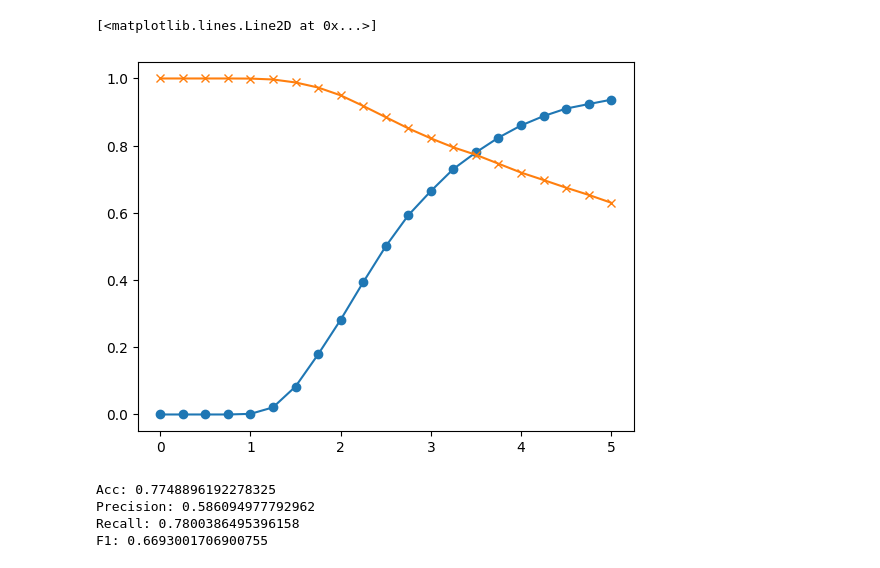
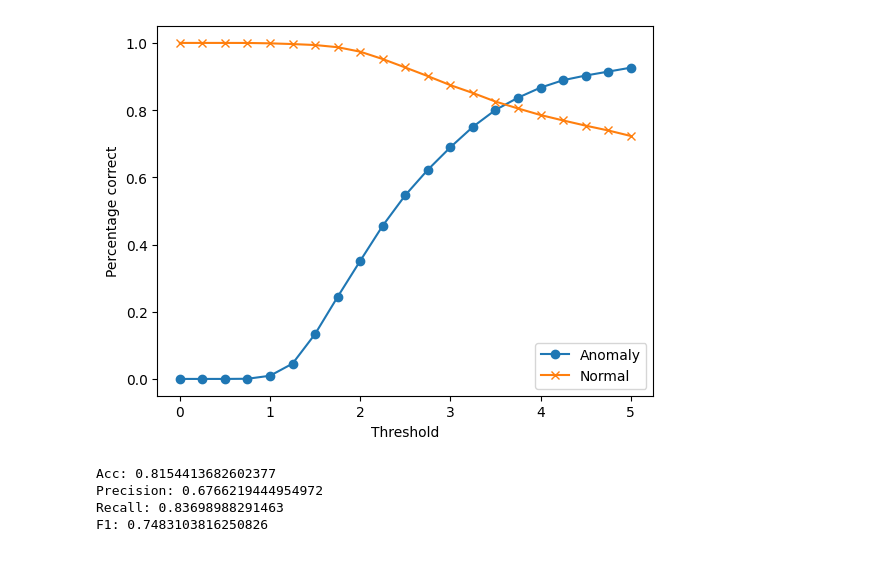
Before and after one commit to sjjtu/MAthesis, a Jupyter notebook: code/train_model_merf.ipynb, the cells around one changed output. Drawn from its saved outputs; the diff is of its cells as text; code cells hidden in the pictures.

Commit message:
add classes and dpmerf priv

```diff
--- a/code/train_model_merf.ipynb
+++ b/code/train_model_merf.ipynb
@@ -278,0 +95,2 @@ def find_threshold(loss_normal, loss_anomaly):
+# %%
+ae_gen = AutoEncTrainRoutine(training_data_path=f"data/generated/normal_train_180_embed{emb_dim}_dpmerf.csv")
@@ -278,0 +113,2 @@ def find_threshold(loss_normal, loss_anomaly):
+# %%
+model, history = ae_gen.train_model()
@@ -278,0 +141,2 @@ def find_threshold(loss_normal, loss_anomaly):
+# %%
+evaluator = Evaluator(ae_gen.test_normal_ds, ae_gen.test_anomalie_ds, ae_gen.model)
@@ -279,7 +157,10 @@ def find_threshold(loss_normal, loss_anomaly):
 # %%
-p1, p2= find_threshold(losses_test_normal, losses_test_anomaly)
-plt.plot(np.linspace(0,5,21), p1, marker="o")
-plt.plot(np.linspace(0,5,21), p2, marker="x")
+corr_normal, corr_anomaly = evaluator.find_threshold()
+plt.plot(np.linspace(0,5,21), corr_normal, marker="o")
+plt.plot(np.linspace(0,5,21), corr_anomaly, marker="x")
+plt.xlabel("Threshold")
+plt.ylabel("Percentage correct")
+plt.legend(["Anomaly", "Normal"])
+plt.show()
 # %% [output]
-[<matplotlib.lines.Line2D at 0x...>]
-[figure, old version]
+[figure, new version]
@@ -306,10 +166,0 @@ pred_anomaly = predict_classes(model, test_anomalie_ds, threshold=3.5)
-# %%
-print(f"Acc: {metrics.accuracy_score(['N']*len(pred_normal)+['A']*len(pred_anomaly), pred_normal+pred_anomaly)}")
-print(f"Precision: {metrics.precision_score(['N']*len(pred_normal)+['A']*len(pred_anomaly), pred_normal+pred_anomaly, pos_label='N')}")
-print(f"Recall: {metrics.recall_score(['N']*len(pred_normal)+['A']*len(pred_anomaly), pred_normal+pred_anomaly, pos_label='N')}")
-print(f"F1: {metrics.f1_score(['N']*len(pred_normal)+['A']*len(pred_anomaly), pred_normal+pred_anomaly, pos_label='N')}")
-# %% [output]
-Acc: 0.7748896192278325
-Precision: 0.586094977792962
-Recall: 0.7800386495396158
-F1: 0.6693001706900755
@@ -315,0 +169,7 @@ F1: 0.6693001706900755
+# %%
+evaluator.evaluate(predictions_normal, predictions_anomaly)
+# %% [output]
+Acc: 0.8154413682602377
+Precision: 0.6766219444954972
+Recall: 0.83698988291463
+F1: 0.7483103816250826
```
Also changed, not shown: parts of 44 cells of this notebook, 21 other files.
